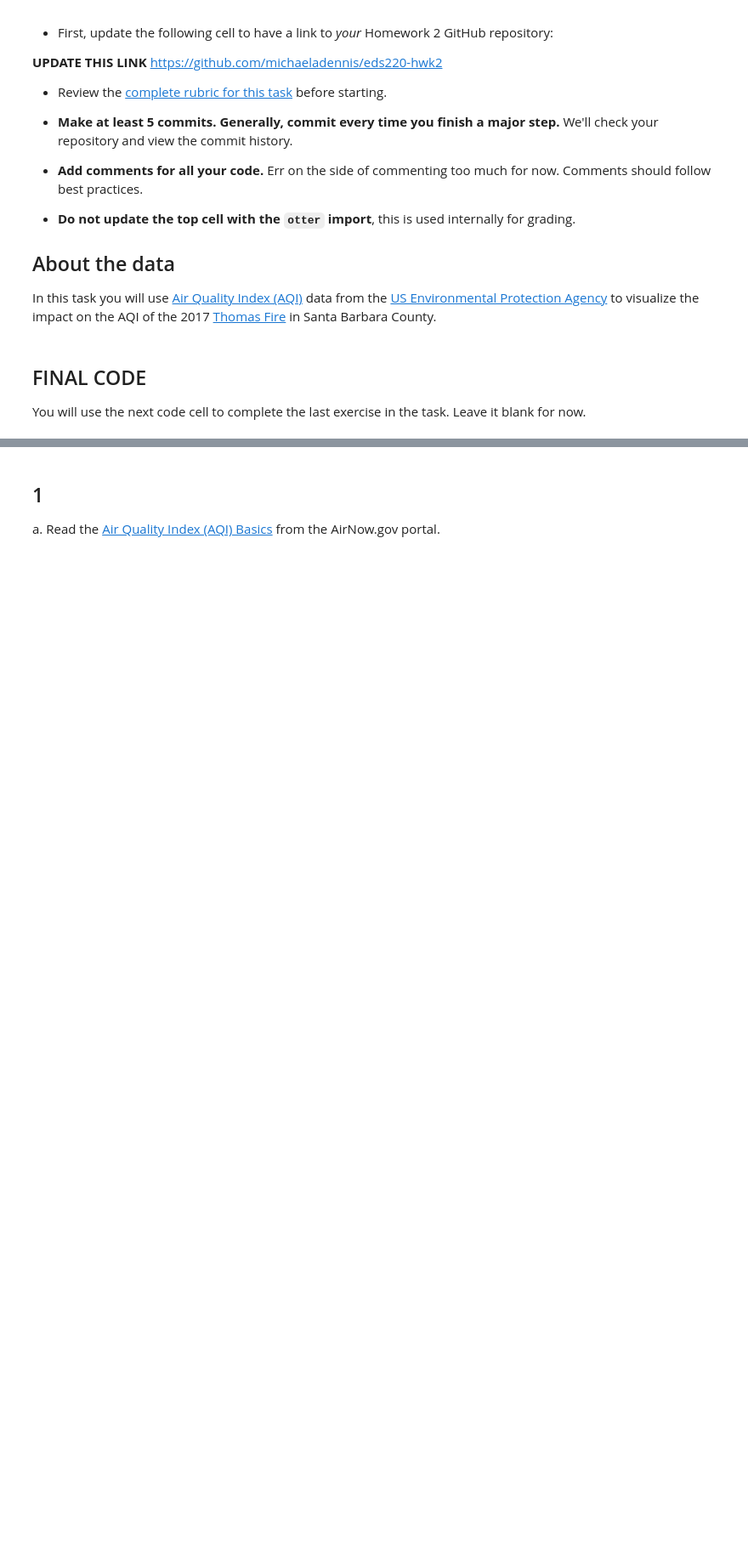
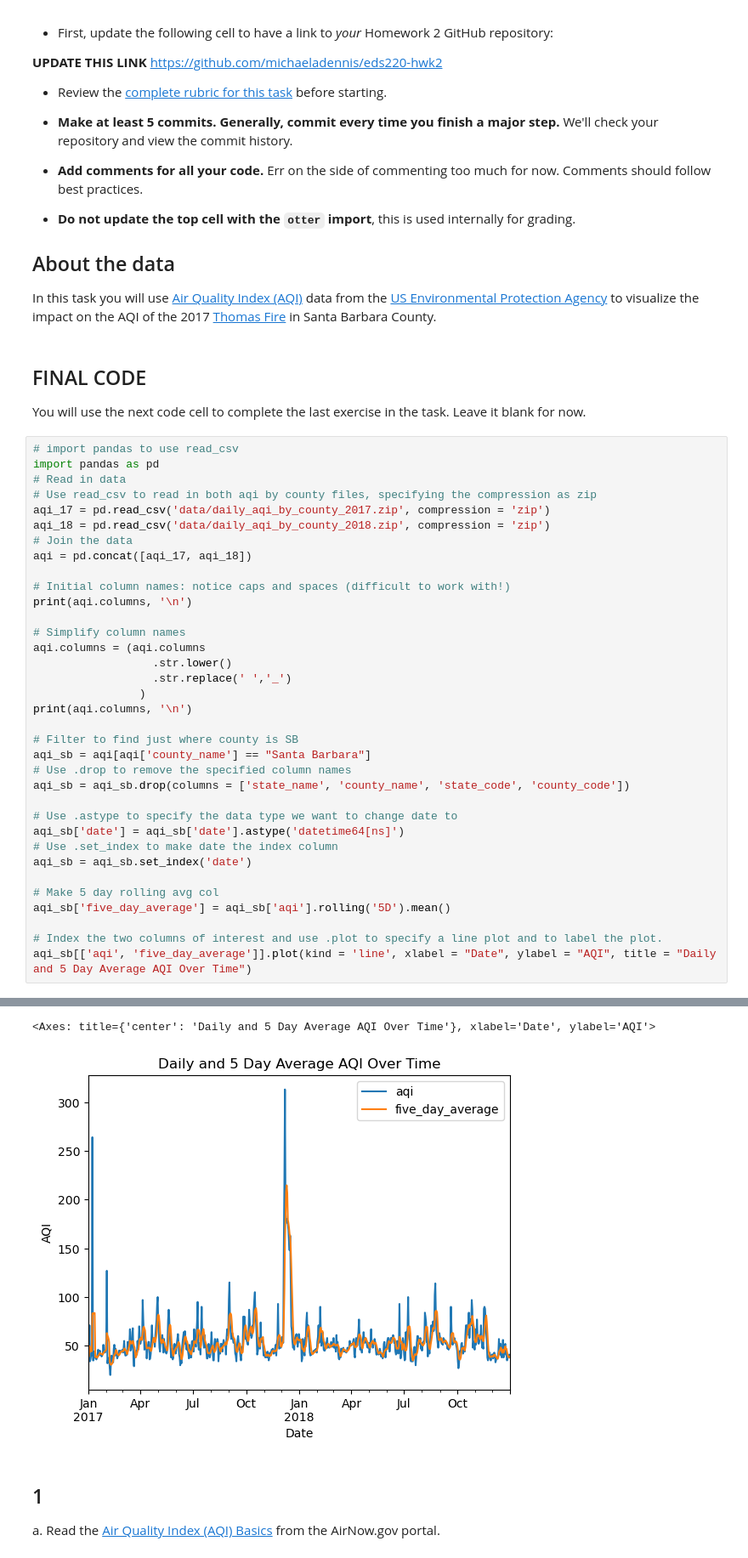
Before and after one commit to michaeladennis/eds220-hwk2, a Jupyter notebook: task3/hwk2-task3-aqi.ipynb, the cells around one changed output, grey strips where cells are left out. Shown at 85% size. Drawn from its saved outputs; the diff is of its cells as text; blank space fills up the shorter version.

```diff
--- a/task3/hwk2-task3-aqi.ipynb
+++ b/task3/hwk2-task3-aqi.ipynb
@@ -30,3 +30,39 @@ In this task you will use [Air Quality Index (AQI)](https://www.airnow.gov/aqi/a
 ## FINAL CODE
 
 You will use the next code cell to complete the last exercise in the task. Leave it blank for now.
+# %%
+# import pandas to use read_csv
+import pandas as pd
+# Read in data
+# Use read_csv to read in both aqi by county files, specifying the compression as zip
+aqi_17 = pd.read_csv('data/daily_aqi_by_county_2017.zip', compression = 'zip')
+aqi_18 = pd.read_csv('data/daily_aqi_by_county_2018.zip', compression = 'zip')
+# Join the data
+aqi = pd.concat([aqi_17, aqi_18])
+
+# Initial column names: notice caps and spaces (difficult to work with!)
+print(aqi.columns, '\n')
+
+# Simplify column names
+aqi.columns = (aqi.columns
+                  .str.lower()
+                  .str.replace(' ','_')
+                )
+print(aqi.columns, '\n')
+
+# Filter to find just where county is SB
+aqi_sb = aqi[aqi['county_name'] == "Santa Barbara"]
+# Use .drop to remove the specified column names
+aqi_sb = aqi_sb.drop(columns = ['state_name', 'county_name', 'state_code', 'county_code'])
+
+# Use .astype to specify the data type we want to change date to
+aqi_sb['date'] = aqi_sb['date'].astype('datetime64[ns]')
+# Use .set_index to make date the index column
+aqi_sb = aqi_sb.set_index('date')
+
+# Make 5 day rolling avg col
+aqi_sb['five_day_average'] = aqi_sb['aqi'].rolling('5D').mean()
+
+# Index the two columns of interest and use .plot to specify a line plot and to label the plot.
+aqi_sb[['aqi', 'five_day_average']].plot(kind = 'line', xlabel = "Date", ylabel = "AQI", title = "Daily and 5 Day Average AQI Over Time")
+# %% [output]
@@ -33,3 +78,5 @@ You will use the next code cell to complete the last exercise in the task. Leave
+<Axes: title={'center': 'Daily and 5 Day Average AQI Over Time'}, xlabel='Date', ylabel='AQI'>
+[figure, added]
 # %% [markdown]
 ## 1
 
```
Also changed, not shown: parts of 10 cells of this notebook.
